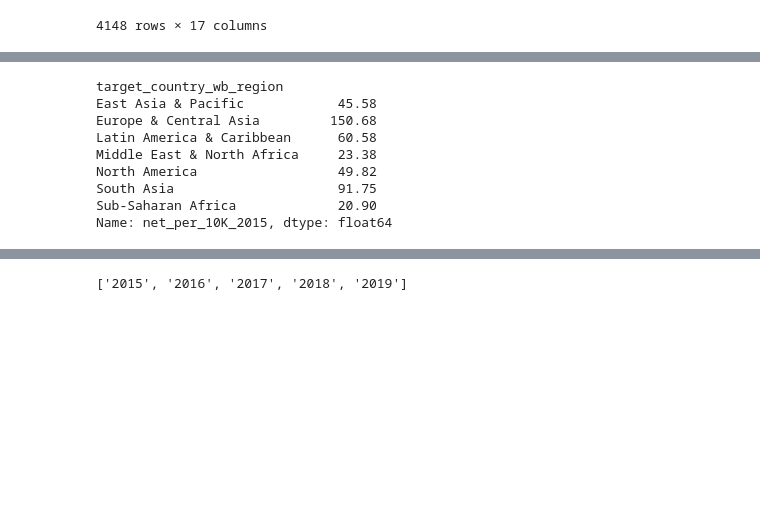
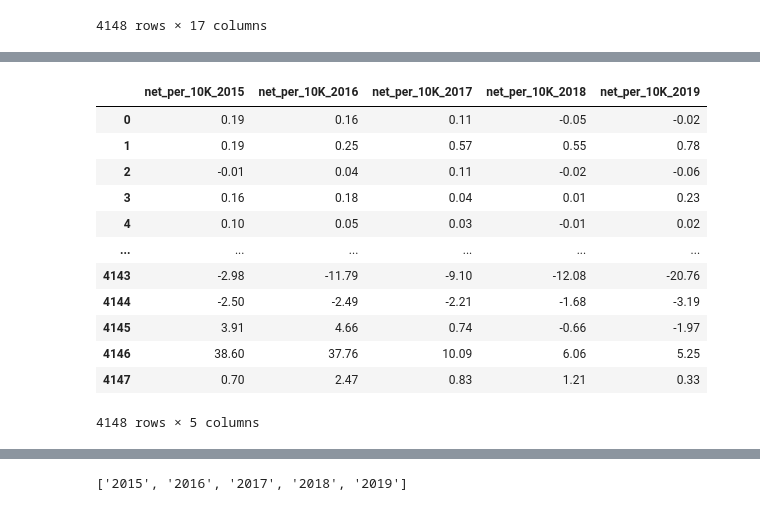
Before and after one commit to midbrain1/programming_for_data, a Jupyter notebook: Visualization.ipynb, the cells around one changed output, grey strips where cells are left out. Drawn from its saved outputs; the diff is of its cells as text; code cells hidden in the pictures; blank space fills up the shorter version.

```diff
--- a/Visualization.ipynb
+++ b/Visualization.ipynb
@@ -85,13 +72,17 @@ regions
-# %%
-data=regions['net_per_10K_2015']
-data
-# %% [output]
-target_country_wb_region
-East Asia & Pacific            45.58
-Europe & Central Asia         150.68
-Latin America & Caribbean      60.58
-Middle East & North Africa     23.38
-North America                  49.82
-South Asia                     91.75
-Sub-Saharan Africa             20.90
-Name: net_per_10K_2015, dtype: float64
+# %%
+df1 = df.filter(['net_per_10K_2015','net_per_10K_2016','net_per_10K_2017','net_per_10K_2018','net_per_10K_2019'])
+df1
+# %% [output]
+|  | net_per_10K_2015 | net_per_10K_2016 | net_per_10K_2017 | net_per_10K_2018 | net_per_10K_2019 |
+| 0 | 0.19 | 0.16 | 0.11 | -0.05 | -0.02 |
+| 1 | 0.19 | 0.25 | 0.57 | 0.55 | 0.78 |
+| 2 | -0.01 | 0.04 | 0.11 | -0.02 | -0.06 |
+| 3 | 0.16 | 0.18 | 0.04 | 0.01 | 0.23 |
+| 4 | 0.10 | 0.05 | 0.03 | -0.01 | 0.02 |
+| ... | ... | ... | ... | ... | ... |
+| 4143 | -2.98 | -11.79 | -9.10 | -12.08 | -20.76 |
+| 4144 | -2.50 | -2.49 | -2.21 | -1.68 | -3.19 |
+| 4145 | 3.91 | 4.66 | 0.74 | -0.66 | -1.97 |
+| 4146 | 38.60 | 37.76 | 10.09 | 6.06 | 5.25 |
+| 4147 | 0.70 | 2.47 | 0.83 | 1.21 | 0.33 |
+4148 rows × 5 columns
```
Also changed, not shown: parts of 6 cells of this notebook.
